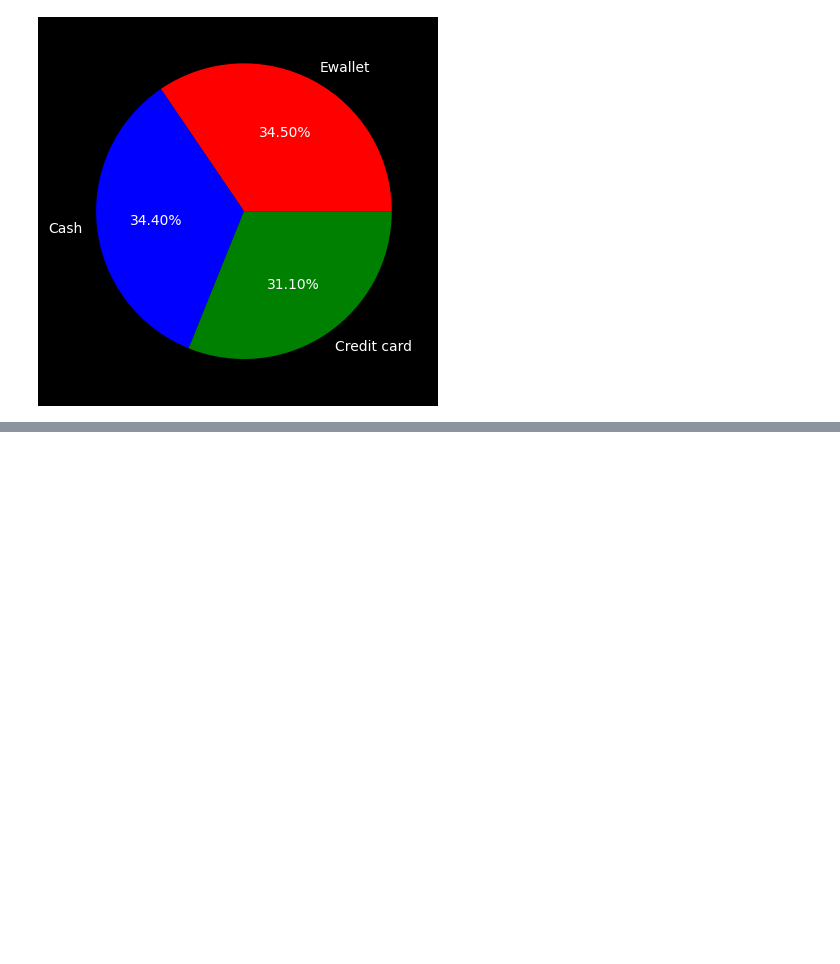
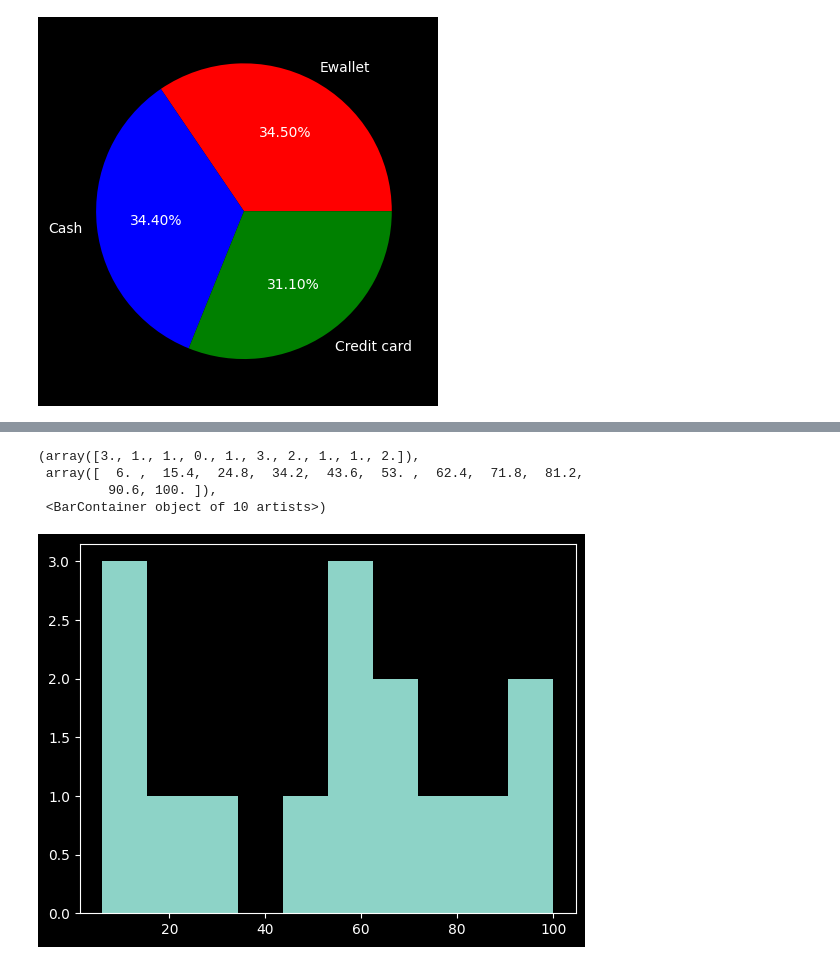
Before and after one commit to Ritika-K7/Data-Analysis-Visualisation, a Jupyter notebook: Matplotlib.ipynb, the cells around one changed output, grey strips where cells are left out. Cells and saved outputs as stored; diff of their text form; code cells hidden in the pictures; blank space fills up the shorter version.

```diff
--- a/Matplotlib.ipynb
+++ b/Matplotlib.ipynb
@@ -594,0 +616,8 @@ plt.show()
+# %%
+plt.hist(marks)
+# %% [output]
+(array([3., 1., 1., 0., 1., 3., 2., 1., 1., 2.]),
+ array([  6. ,  15.4,  24.8,  34.2,  43.6,  53. ,  62.4,  71.8,  81.2,
+         90.6, 100. ]),
+ <BarContainer object of 10 artists>)
+[figure, added]
```
Also changed, not shown: parts of 8 cells of this notebook.
